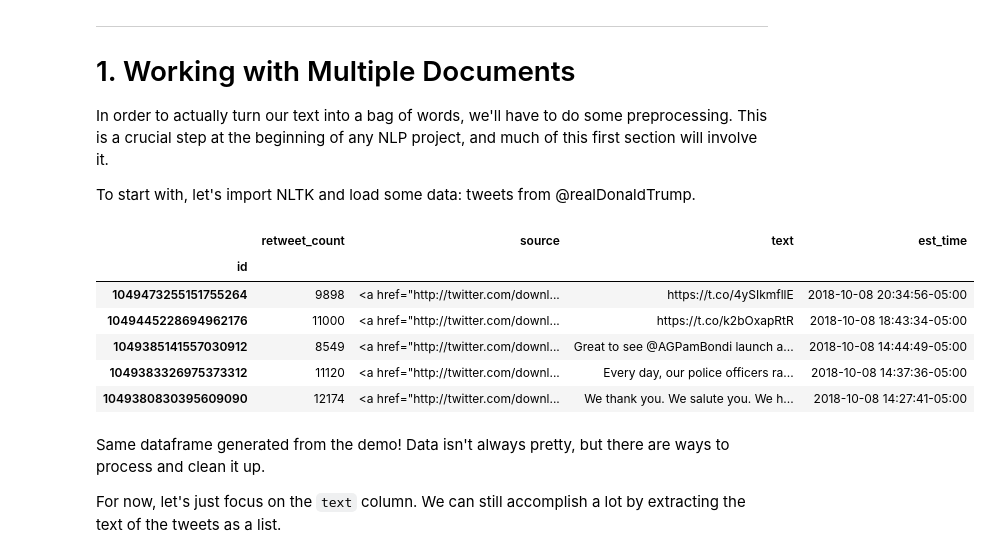
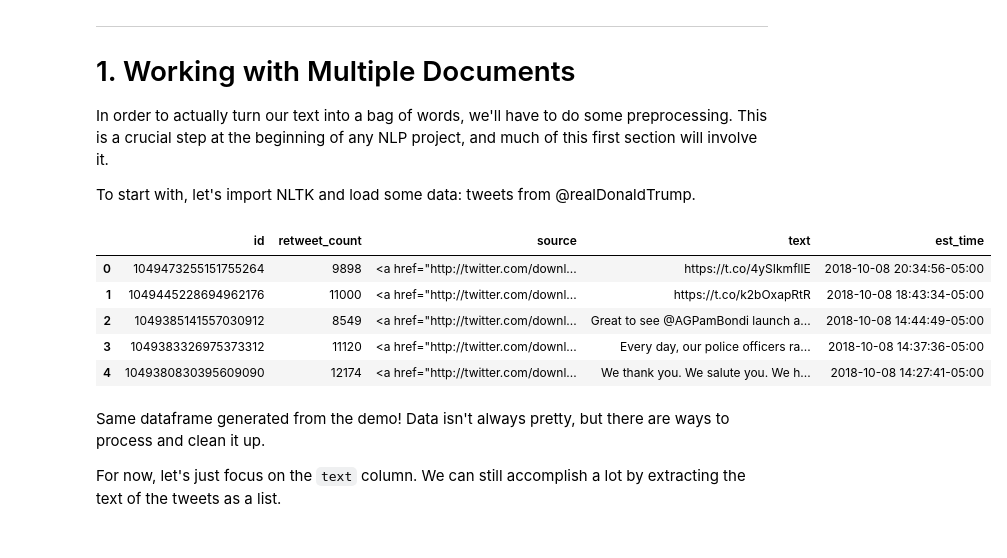
Before and after one commit to ds-modules/PACS-190, a Jupyter notebook: 03_TDF_Sentiment.ipynb, the cells around one changed output. Drawn from its saved outputs; the diff is of its cells as text; code cells hidden in the pictures.

```diff
--- a/03_TDF_Sentiment.ipynb
+++ b/03_TDF_Sentiment.ipynb
@@ -68,18 +67,17 @@ In order to actually turn our text into a bag of words, we'll have to do some pr
 To start with, let's import NLTK and load some data: tweets from @realDonaldTrump.
 # %%
 # read in the data from a file
-trump = pd.read_csv('data/trumptweets.csv', header=0, index_col=0)
+trump = pd.read_csv('data/trumptweets.csv', header=0)
 
 # display the table of data
 trump.head()
 # %% [output]
-|  | retweet_count | source | text | est_time |
-| id |  |  |  |  |
-| 1049473255151755264 | 9898 | <a href="http://twitter.com/downl... | https://t.co/4ySIkmfllE | 2018-10-08 20:34:56-05:00 |
-| 1049445228694962176 | 11000 | <a href="http://twitter.com/downl... | https://t.co/k2bOxapRtR | 2018-10-08 18:43:34-05:00 |
-| 1049385141557030912 | 8549 | <a href="http://twitter.com/downl... | Great to see @AGPamBondi launch a... | 2018-10-08 14:44:49-05:00 |
-| 1049383326975373312 | 11120 | <a href="http://twitter.com/downl... | Every day, our police officers ra... | 2018-10-08 14:37:36-05:00 |
-| 1049380830395609090 | 12174 | <a href="http://twitter.com/downl... | We thank you. We salute you. We h... | 2018-10-08 14:27:41-05:00 |
+|  | id | retweet_count | source | text | est_time |
+| 0 | 1049473255151755264 | 9898 | <a href="http://twitter.com/downl... | https://t.co/4ySIkmfllE | 2018-10-08 20:34:56-05:00 |
+| 1 | 1049445228694962176 | 11000 | <a href="http://twitter.com/downl... | https://t.co/k2bOxapRtR | 2018-10-08 18:43:34-05:00 |
+| 2 | 1049385141557030912 | 8549 | <a href="http://twitter.com/downl... | Great to see @AGPamBondi launch a... | 2018-10-08 14:44:49-05:00 |
+| 3 | 1049383326975373312 | 11120 | <a href="http://twitter.com/downl... | Every day, our police officers ra... | 2018-10-08 14:37:36-05:00 |
+| 4 | 1049380830395609090 | 12174 | <a href="http://twitter.com/downl... | We thank you. We salute you. We h... | 2018-10-08 14:27:41-05:00 |
 # %% [markdown]
 Same dataframe generated from the demo! Data isn't always pretty, but there are ways to process and clean it up.
 
```
Also changed, not shown: parts of 17 cells of this notebook, 2 other files.
